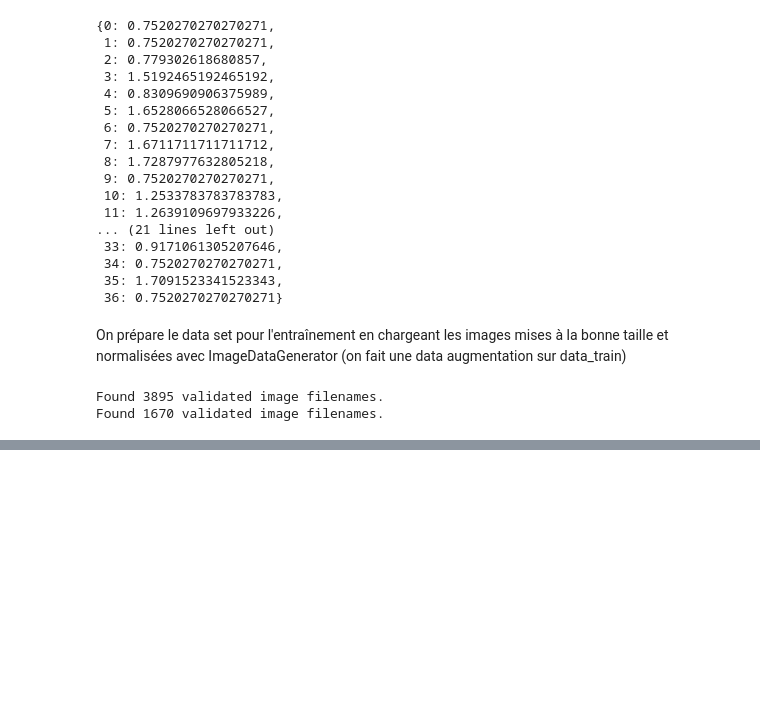
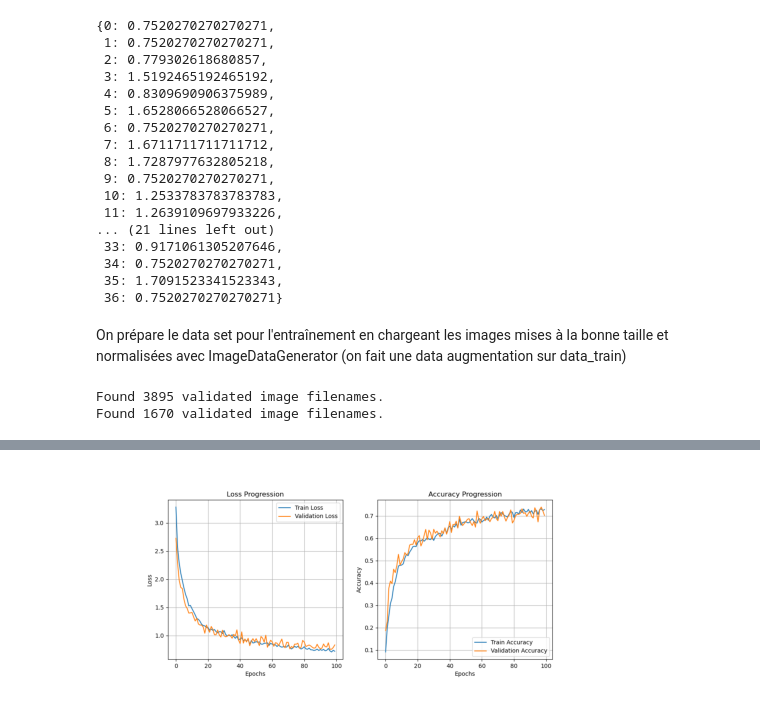
Before and after one commit to JulienCaillaud/Projets_HDDL, a Jupyter notebook: Projet_CNN/CNN.ipynb, the cells around one changed output, grey strips where cells are left out. Saved outputs shown, nothing was run; the diff lists cells and outputs as text; code cells hidden in the pictures; blank space fills up the shorter version.

```diff
--- a/Projet_CNN/CNN.ipynb
+++ b/Projet_CNN/CNN.ipynb
@@ -423,0 +659,7 @@ Entraînement en cours sur un screen (code dans programme.py)
+# %%
+img = mpimg.imread("training_progress2.png")  # Remplacez par le nom de votre image
+plt.imshow(img)
+plt.axis('off')  # Optionnel, pour enlever les axes
+plt.show()
+# %% [output]
+[figure, added]
```
Also changed, not shown: parts of 21 cells of this notebook.
